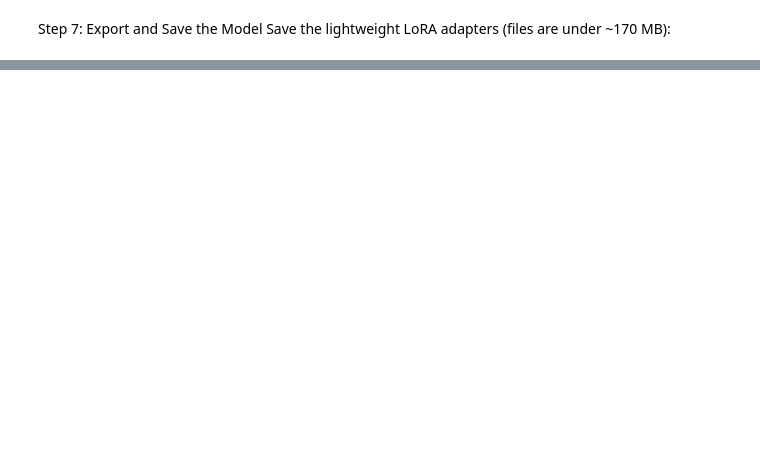
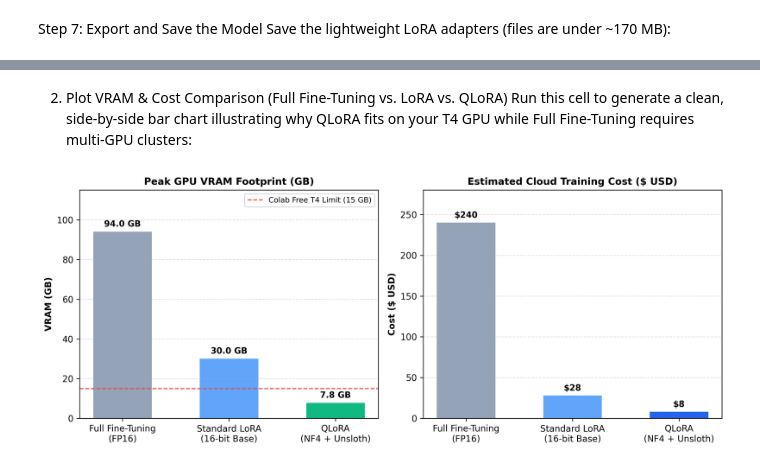
Before and after one commit to BALAJIPASAM544/QLoRA-usecase, a Jupyter notebook: Automated-Healthcare-Prior-Authorization&Triage.ipynb, the cells around one changed output, grey strips where cells are left out. Drawn from its saved outputs; the diff is of its cells as text; code cells hidden in the pictures; blank space fills up the shorter version.

```diff
--- a/Automated-Healthcare-Prior-Authorization&Triage.ipynb
+++ b/Automated-Healthcare-Prior-Authorization&Triage.ipynb
@@ -183,0 +240,44 @@ tokenizer.save_pretrained("qlora_clinical_adapter")
+# %% [markdown]
+2. Plot VRAM & Cost Comparison (Full Fine-Tuning vs. LoRA vs. QLoRA)
+Run this cell to generate a clean, side-by-side bar chart illustrating why QLoRA fits on your T4 GPU while Full Fine-Tuning requires multi-GPU clusters:
+# %%
+import matplotlib.pyplot as plt
+import numpy as np
+
+methods = ["Full Fine-Tuning\n(FP16)", "Standard LoRA\n(16-bit Base)", "QLoRA\n(NF4 + Unsloth)"]
+peak_vram_gb = [94.0, 30.0, 7.8]        # Peak VRAM in GB (midpoints / Colab actuals)
+compute_cost_usd = [240.0, 28.0, 8.0]   # Estimated Cloud Cost in USD
+
+fig, (ax1, ax2) = plt.subplots(1, 2, figsize=(11, 4.5), dpi=300)
+
+# Chart 1: Peak GPU VRAM
+colors_vram = ["#94A3B8", "#60A5FA", "#10B981"]
+bars1 = ax1.bar(methods, peak_vram_gb, color=colors_vram, width=0.55)
+ax1.axhline(15.0, color="#EF4444", linestyle="--", linewidth=1.2, label="Colab Free T4 Limit (15 GB)")
+ax1.set_title("Peak GPU VRAM Footprint (GB)", fontsize=11, fontweight="bold")
+ax1.set_ylabel("VRAM (GB)", fontsize=10, fontweight="bold")
+ax1.set_ylim(0, 115)
+ax1.legend(loc="upper right", fontsize=8.5)
+ax1.grid(axis="y", linestyle="--", alpha=0.4)
+
+for bar in bars1:
+    yval = bar.get_height()
+    ax1.text(bar.get_x() + bar.get_width()/2, yval + 2.5, f"{yval} GB", ha="center", fontweight="bold", fontsize=9.5)
+
+# Chart 2: Training Compute Cost
+colors_cost = ["#94A3B8", "#60A5FA", "#2563EB"]
+bars2 = ax2.bar(methods, compute_cost_usd, color=colors_cost, width=0.55)
+ax2.set_title("Estimated Cloud Training Cost ($ USD)", fontsize=11, fontweight="bold")
+ax2.set_ylabel("Cost ($ USD)", fontsize=10, fontweight="bold")
+ax2.set_ylim(0, 280)
+ax2.grid(axis="y", linestyle="--", alpha=0.4)
+
+for bar in bars2:
+    yval = bar.get_height()
+    ax2.text(bar.get_x() + bar.get_width()/2, yval + 6, f"${int(yval)}", ha="center", fontweight="bold", fontsize=9.5)
+
+plt.tight_layout()
+plt.savefig("qlora_vram_cost_comparison.png", dpi=300)
+plt.show()
+# %% [output]
+[figure, added]
```
Also changed, not shown: parts of 11 cells of this notebook.
